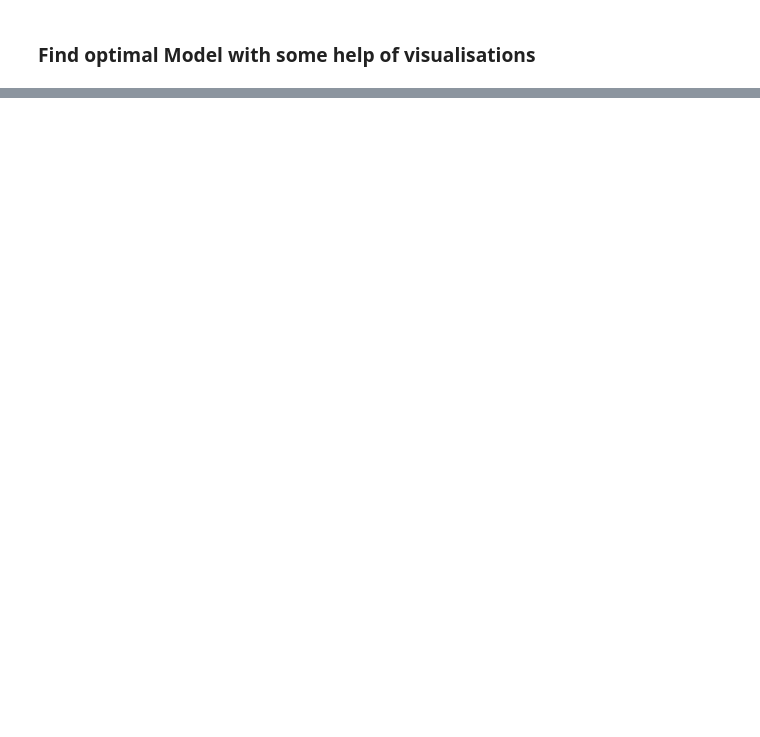
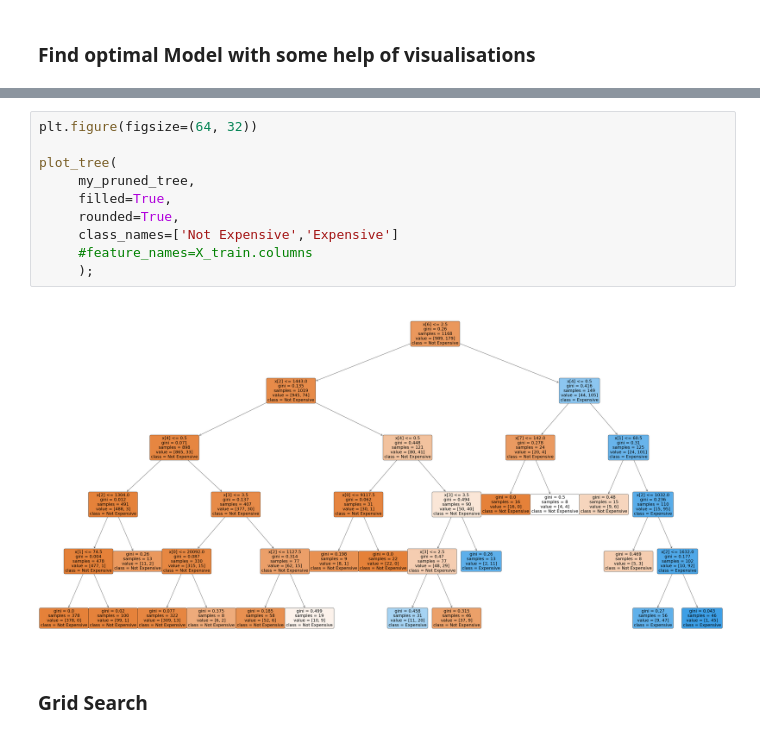
Before and after one commit to MerleSt/HousingPrices, a Jupyter notebook: Notebooks/data_exploration.ipynb, the cells around one changed output, grey strips where cells are left out. Cells and saved outputs as stored; diff of their text form; blank space fills up the shorter version.

```diff
--- a/Notebooks/data_exploration.ipynb
+++ b/Notebooks/data_exploration.ipynb
@@ -247,0 +320,14 @@ print('This worked!')
+# %%
+plt.figure(figsize=(64, 32))
+
+plot_tree(
+     my_pruned_tree,
+     filled=True,
+     rounded=True,
+     class_names=['Not Expensive','Expensive']
+     #feature_names=X_train.columns
+     );
+# %% [output]
+[figure, added]
+# %% [markdown]
+### Grid Search
```
Also changed, not shown: parts of 26 cells of this notebook.
